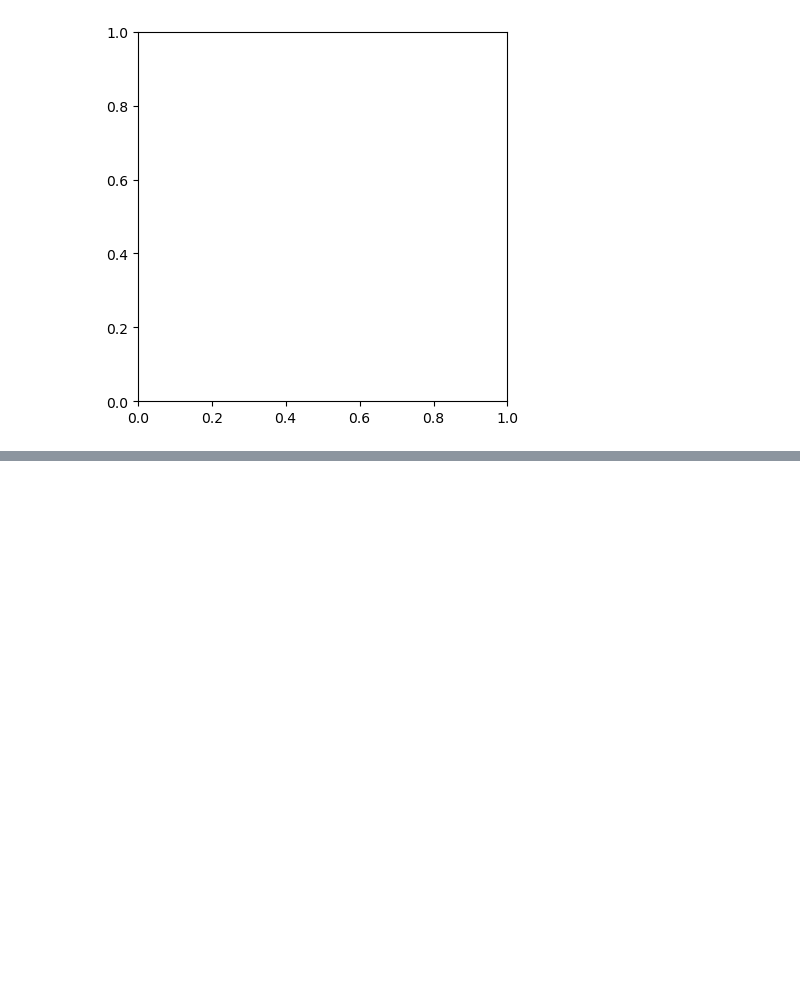
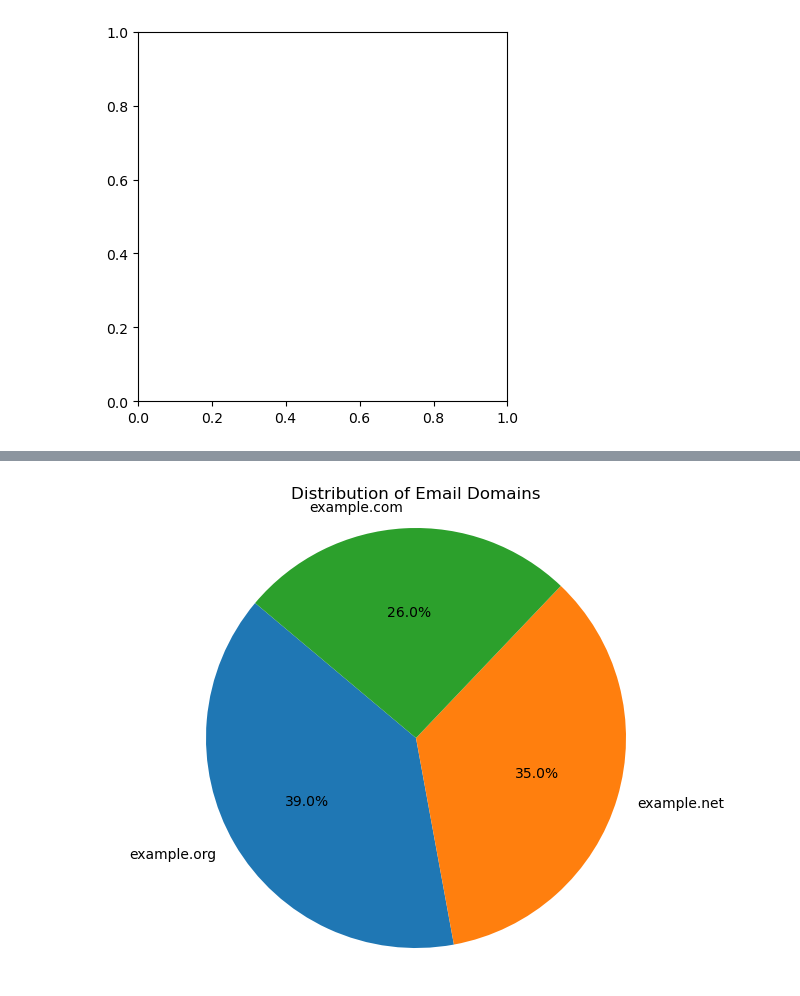
Before and after one commit to mondbr/PFDA_assignments, a Jupyter notebook: assignment3-pie.ipynb, the cells around one changed output, grey strips where cells are left out. Cells and saved outputs as stored; diff of their text form; code cells hidden in the pictures; blank space fills up the shorter version.

Commit message:
cleaning up the domains data in assigment 3 and creating pie chart

```diff
--- a/assignment3-pie.ipynb
+++ b/assignment3-pie.ipynb
@@ -39,3 +39,24 @@ deannablack@example.org       1
 Name: count, Length: 1000, dtype: int64
 ValueError: could not convert string to float: 'pwarner@example.org'
 [figure]
+# %%
+import pandas as pd
+import re
+import matplotlib.pyplot as plt
+
+DATADIR = './data_files/'
+FILENAME = 'people-100.csv'
+df = pd.read_csv(DATADIR+FILENAME)
+
+# Function to extract domain from email
+def extract_domain(email):
+    return re.sub(r'^.*?@', '', email)
+
+# Assuming the column containing emails is named 'email'
+df['domain'] = df['Email'].apply(extract_domain)
+
+# Save the new DataFrame with only the domain to a new CSV file
+df[['domain']].to_csv('domains.csv', index=False)
+
+# Display the new DataFrame
+print(df[['domain']])
@@ -41,0 +78,14 @@ ValueError: could not convert string to float: 'pwarner@example.org'
+# %%
+# creating a pie chart
+
+# Count occurrences of each domain
+domain_counts = df['domain'].value_counts()
+
+# Create a pie chart
+plt.figure(figsize=(8, 6))
+plt.pie(domain_counts, labels=domain_counts.index, autopct='%1.1f%%', startangle=140)
+plt.title('Distribution of Email Domains')
+plt.axis('equal')  # Equal aspect ratio ensures that pie chart is a circle.
+plt.show()
+# %% [output]
+[figure, added]
```
Also changed, not shown: parts of 1 cell of this notebook, 1 other file.
